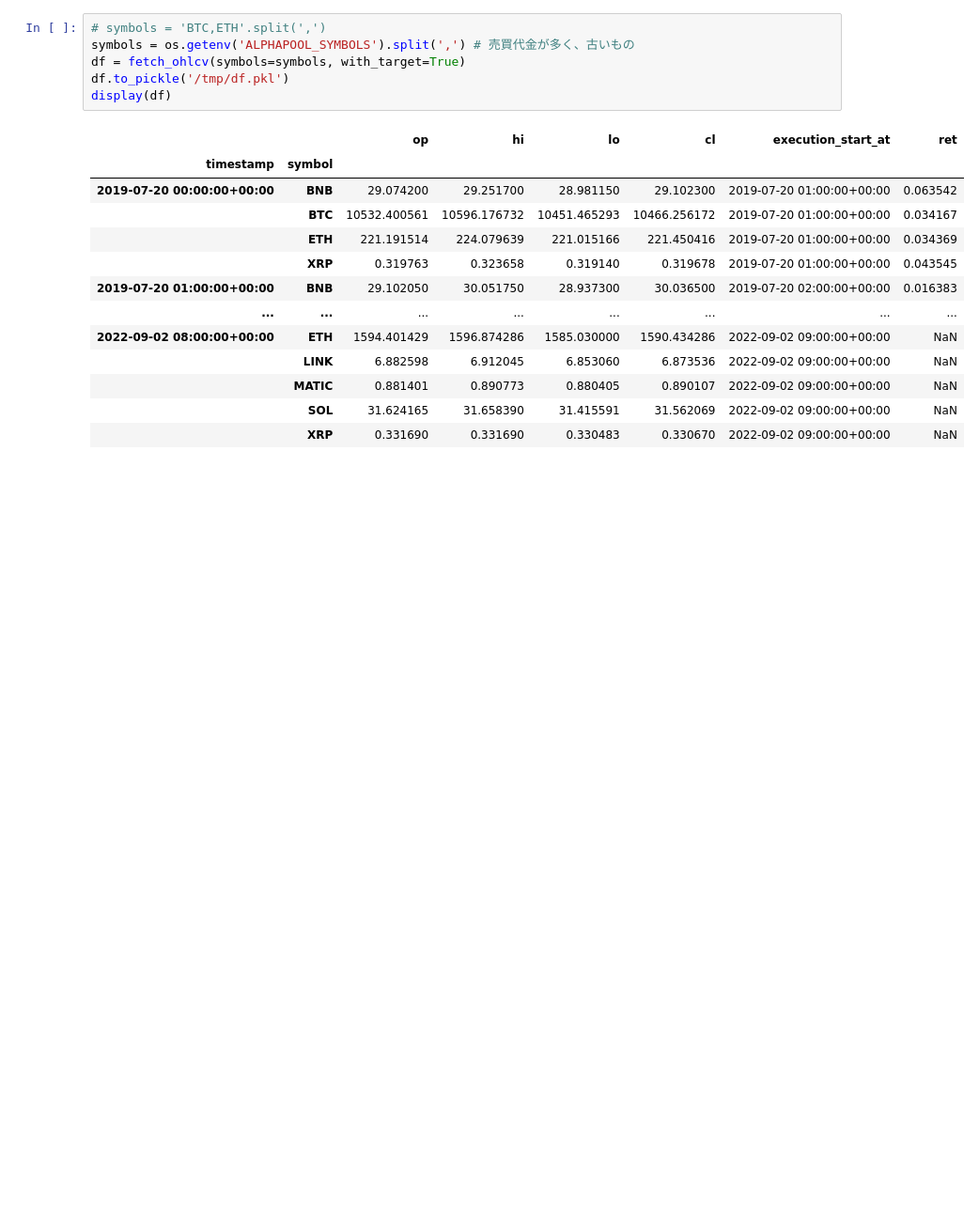
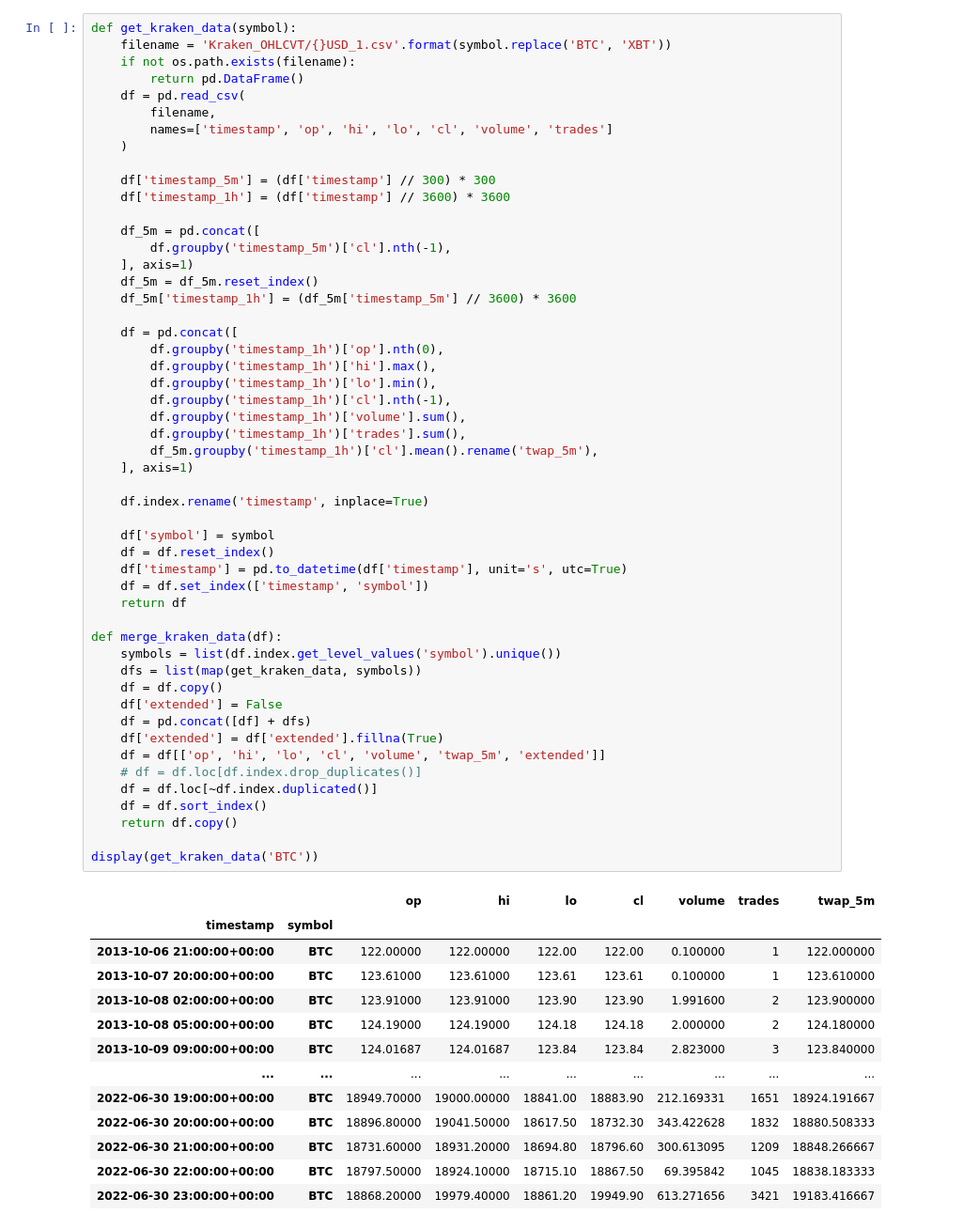
Before and after one commit to richmanbtc/alphapool-model, a Jupyter notebook: notebooks/20220907_beta2.ipynb, the cells around one changed output. Shown at 94% size. Drawn from its saved outputs; the diff is of its cells as text; blank space fills up the shorter version.

```diff
--- a/notebooks/20220907_beta2.ipynb
+++ b/notebooks/20220907_beta2.ipynb
@@ -29,20 +39,65 @@ cloudpickle.register_pickle_by_value(src) # for model portability
 # %%
-# symbols = 'BTC,ETH'.split(',')
-symbols = os.getenv('ALPHAPOOL_SYMBOLS').split(',') # 売買代金が多く、古いもの
-df = fetch_ohlcv(symbols=symbols, with_target=True)
-df.to_pickle('/tmp/df.pkl')
-display(df)
+def get_kraken_data(symbol):
+    filename = 'Kraken_OHLCVT/{}USD_1.csv'.format(symbol.replace('BTC', 'XBT'))
+    if not os.path.exists(filename):
+        return pd.DataFrame()
+    df = pd.read_csv(
+        filename,
+        names=['timestamp', 'op', 'hi', 'lo', 'cl', 'volume', 'trades']
+    )
+
+    df['timestamp_5m'] = (df['timestamp'] // 300) * 300
+    df['timestamp_1h'] = (df['timestamp'] // 3600) * 3600
+
+    df_5m = pd.concat([
+        df.groupby('timestamp_5m')['cl'].nth(-1),
+    ], axis=1)
+    df_5m = df_5m.reset_index()
+    df_5m['timestamp_1h'] = (df_5m['timestamp_5m'] // 3600) * 3600
+
+    df = pd.concat([
+        df.groupby('timestamp_1h')['op'].nth(0),
+        df.groupby('timestamp_1h')['hi'].max(),
+        df.groupby('timestamp_1h')['lo'].min(),
+        df.groupby('timestamp_1h')['cl'].nth(-1),
+        df.groupby('timestamp_1h')['volume'].sum(),
+        df.groupby('timestamp_1h')['trades'].sum(),
+        df_5m.groupby('timestamp_1h')['cl'].mean().rename('twap_5m'),
+    ], axis=1)
+
+    df.index.rename('timestamp', inplace=True)
+
+    df['symbol'] = symbol
+    df = df.reset_index()
+    df['timestamp'] = pd.to_datetime(df['timestamp'], unit='s', utc=True)
+    df = df.set_index(['timestamp', 'symbol'])
+    return df
+
+def merge_kraken_data(df):
+    symbols = list(df.index.get_level_values('symbol').unique())
+    dfs = list(map(get_kraken_data, symbols))
+    df = df.copy()
+    df['extended'] = False
+    df = pd.concat([df] + dfs)
+    df['extended'] = df['extended'].fillna(True)
+    df = df[['op', 'hi', 'lo', 'cl', 'volume', 'twap_5m', 'extended']]
+    # df = df.loc[df.index.drop_duplicates()]
+    df = df.loc[~df.index.duplicated()]
+    df = df.sort_index()
+    return df.copy()
+
+display(get_kraken_data('BTC'))
 # %% [output]
-|  |  | op | hi | lo | cl | execution_start_at | ret |
-| timestamp | symbol |  |  |  |  |  |  |
-| 2019-07-20 00:00:00+00:00 | BNB | 29.074200 | 29.251700 | 28.981150 | 29.102300 | 2019-07-20 01:00:00+00:00 | 0.063542 |
-|  | BTC | 10532.400561 | 10596.176732 | 10451.465293 | 10466.256172 | 2019-07-20 01:00:00+00:00 | 0.034167 |
-|  | ETH | 221.191514 | 224.079639 | 221.015166 | 221.450416 | 2019-07-20 01:00:00+00:00 | 0.034369 |
-|  | XRP | 0.319763 | 0.323658 | 0.319140 | 0.319678 | 2019-07-20 01:00:00+00:00 | 0.043545 |
-| 2019-07-20 01:00:00+00:00 | BNB | 29.102050 | 30.051750 | 28.937300 | 30.036500 | 2019-07-20 02:00:00+00:00 | 0.016383 |
-| ... | ... | ... | ... | ... | ... | ... | ... |
-| 2022-09-02 08:00:00+00:00 | ETH | 1594.401429 | 1596.874286 | 1585.030000 | 1590.434286 | 2022-09-02 09:00:00+00:00 | NaN |
-|  | LINK | 6.882598 | 6.912045 | 6.853060 | 6.873536 | 2022-09-02 09:00:00+00:00 | NaN |
-|  | MATIC | 0.881401 | 0.890773 | 0.880405 | 0.890107 | 2022-09-02 09:00:00+00:00 | NaN |
-|  | SOL | 31.624165 | 31.658390 | 31.415591 | 31.562069 | 2022-09-02 09:00:00+00:00 | NaN |
-|  | XRP | 0.331690 | 0.331690 | 0.330483 | 0.330670 | 2022-09-02 09:00:00+00:00 | NaN |
+|  |  | op | hi | lo | cl | volume | trades | twap_5m |
+| timestamp | symbol |  |  |  |  |  |  |  |
+| 2013-10-06 21:00:00+00:00 | BTC | 122.00000 | 122.00000 | 122.00 | 122.00 | 0.100000 | 1 | 122.000000 |
+| 2013-10-07 20:00:00+00:00 | BTC | 123.61000 | 123.61000 | 123.61 | 123.61 | 0.100000 | 1 | 123.610000 |
+| 2013-10-08 02:00:00+00:00 | BTC | 123.91000 | 123.91000 | 123.90 | 123.90 | 1.991600 | 2 | 123.900000 |
+| 2013-10-08 05:00:00+00:00 | BTC | 124.19000 | 124.19000 | 124.18 | 124.18 | 2.000000 | 2 | 124.180000 |
+| 2013-10-09 09:00:00+00:00 | BTC | 124.01687 | 124.01687 | 123.84 | 123.84 | 2.823000 | 3 | 123.840000 |
+| ... | ... | ... | ... | ... | ... | ... | ... | ... |
+| 2022-06-30 19:00:00+00:00 | BTC | 18949.70000 | 19000.00000 | 18841.00 | 18883.90 | 212.169331 | 1651 | 18924.191667 |
+| 2022-06-30 20:00:00+00:00 | BTC | 18896.80000 | 19041.50000 | 18617.50 | 18732.30 | 343.422628 | 1832 | 18880.508333 |
+| 2022-06-30 21:00:00+00:00 | BTC | 18731.60000 | 18931.20000 | 18694.80 | 18796.60 | 300.613095 | 1209 | 18848.266667 |
+| 2022-06-30 22:00:00+00:00 | BTC | 18797.50000 | 18924.10000 | 18715.10 | 18867.50 | 69.395842 | 1045 | 18838.183333 |
+| 2022-06-30 23:00:00+00:00 | BTC | 18868.20000 | 19979.40000 | 18861.20 | 19949.90 | 613.271656 | 3421 | 19183.416667 |
```
Also changed, not shown: parts of 6 cells of this notebook, 1 other file.
